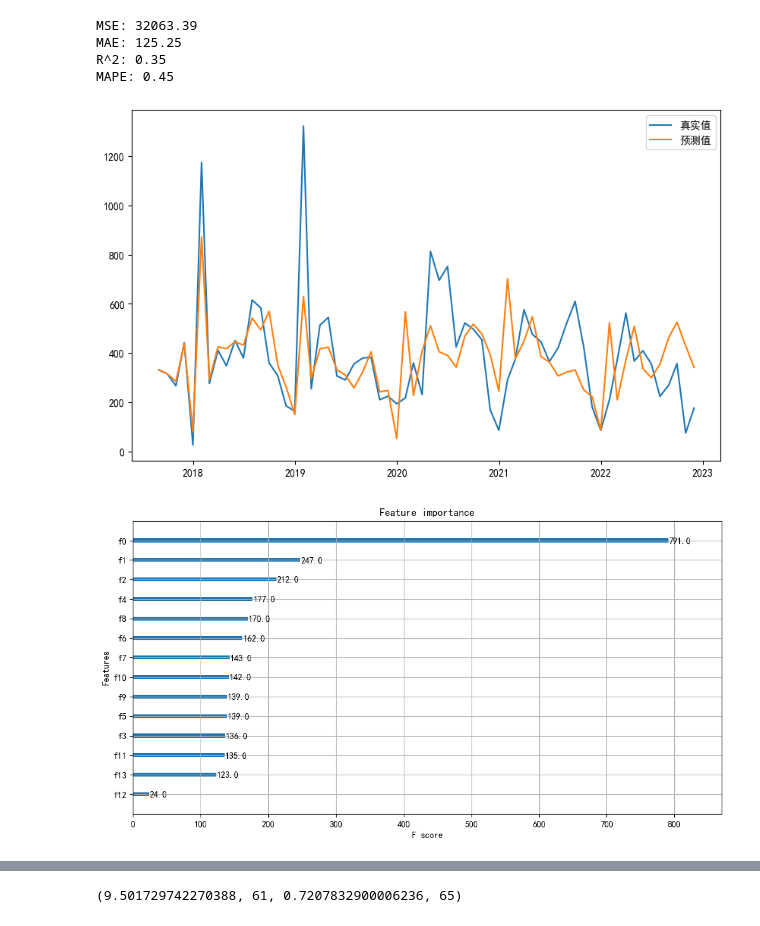
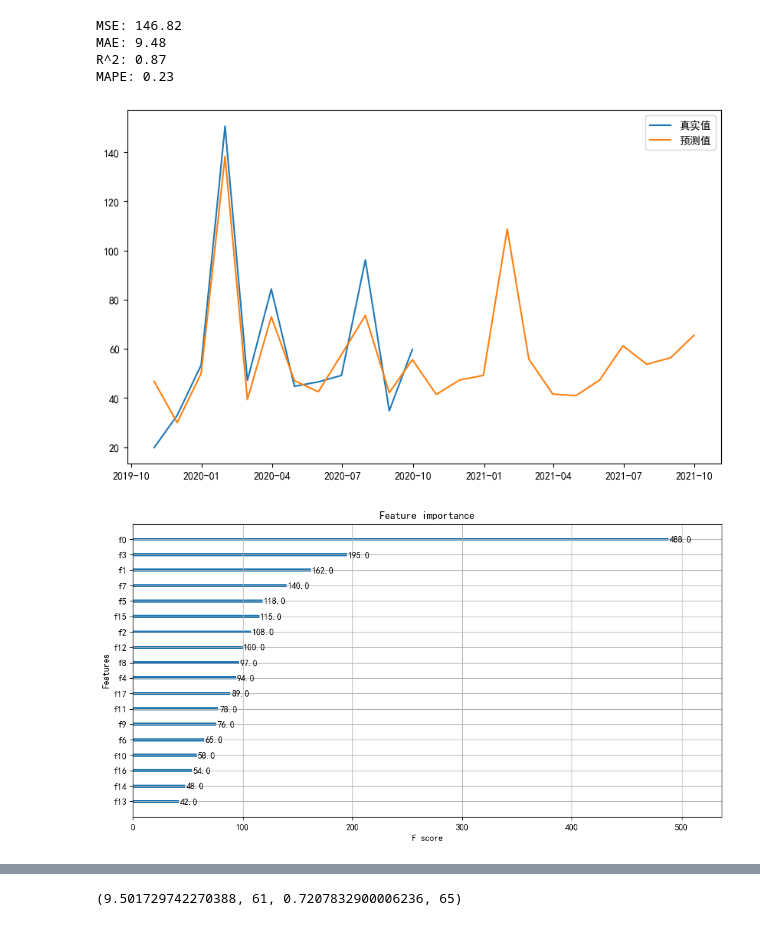
Before and after one commit to hh66911/2024-dingding-A, a Jupyter notebook: xgboost.ipynb, the cells around one changed output, grey strips where cells are left out. Drawn from its saved outputs; the diff is of its cells as text; code cells hidden in the pictures.

```diff
--- a/xgboost.ipynb
+++ b/xgboost.ipynb
@@ -14,6 +14,6 @@ plt.rcParams['axes.unicode_minus'] = False  # 解决负号显示问题
 
 random.seed(123)
 # %%
-series, scaler = model_predict.read_data_series(scale=True, filter_early=False, file_index=3)
-features, targets = model_predict.gen_xgboost_data(series)
+series, scaler = model_predict.read_data_series(file_index=1)
+features, targets = model_predict.gen_xgboost_data(series, feature_length=16)
 # %% [output]
@@ -37,20 +21,20 @@ Name: 销量（箱）, dtype: float64
 # %%
 # 划分训练集和测试集
 # X_train, X_test, y_train, y_test = train_test_split(features, targets, test_size=12/len(features), shuffle=False)
-X_train, X_test, y_train, y_test = train_test_split(features, targets, test_size=0.2)
+X_train, X_test, y_train, y_test = train_test_split(features, targets, test_size=0.2, random_state=65)
 
 # 创建XGBoost模型
-model = xgb.XGBRegressor(objective='reg:squarederror', n_estimators=150, learning_rate=0.1, gamma=0, subsample=0.8,
+model = xgb.XGBRegressor(objective='reg:squarederror', n_estimators=200, learning_rate=0.1, gamma=0, subsample=0.8,
                         colsample_bytree=1, max_depth=7)
 
 # 训练模型
 results = model.fit(X_train, y_train)
 
-results, _ = model_predict.predict_to_future_xgboost(model, series, scaler, months=64, last_months=64)
+results, _ = model_predict.predict_to_future_xgboost(model, series, scaler, months=24, last_months=12)
 # %% [output]
-MSE: 32063.39
-MAE: 125.25
-R^2: 0.35
-MAPE: 0.45
+MSE: 146.82
+MAE: 9.48
+R^2: 0.87
+MAPE: 0.23
-[figure, old version]
+[figure, new version]
-[figure, old version]
+[figure, new version]
```
Also changed, not shown: parts of 6 cells of this notebook, 8 other files.
